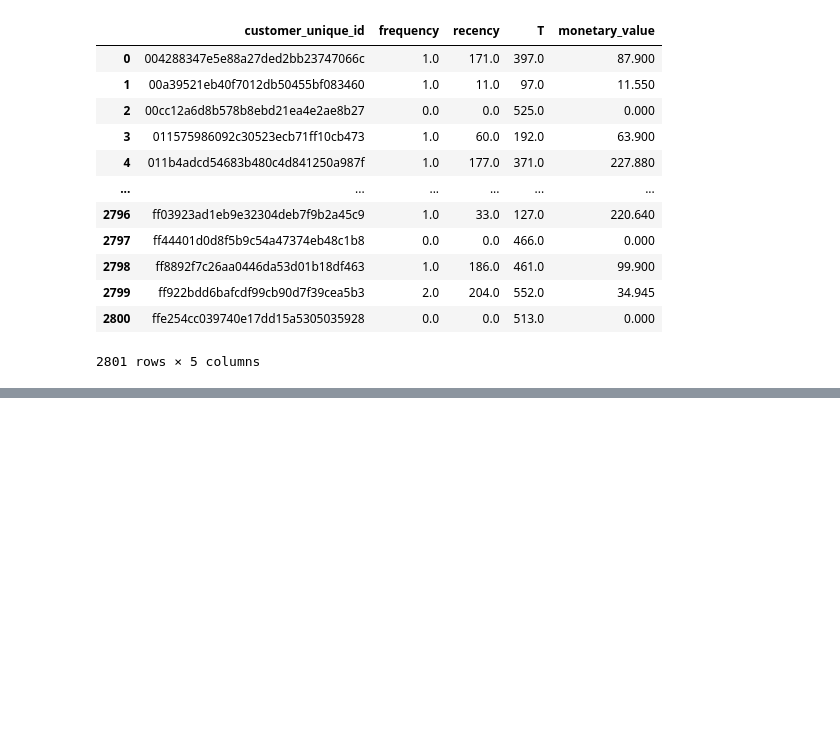
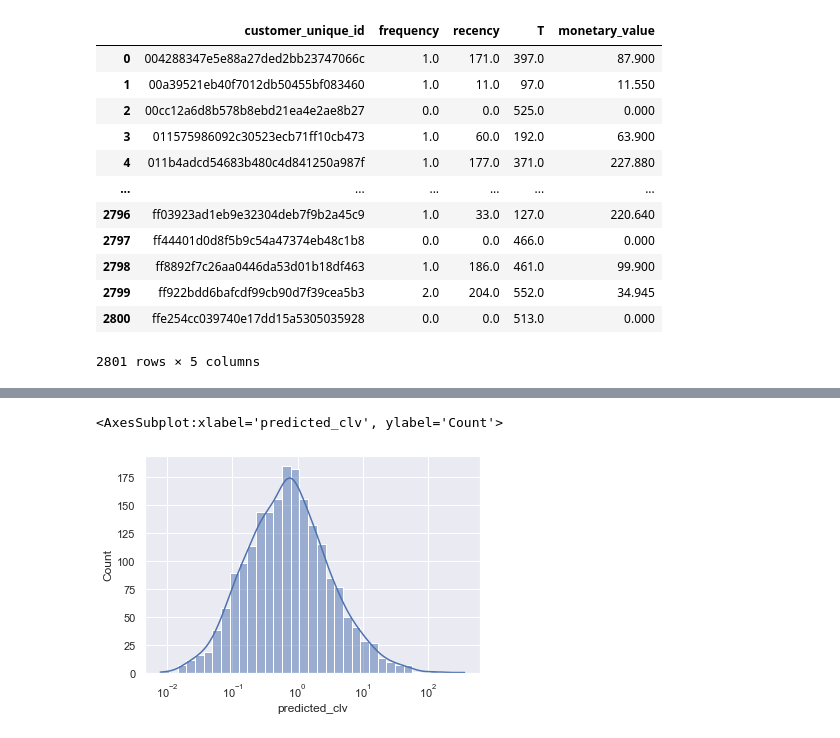
Before and after one commit to bbawj/Olist-Ecommerce-Analysis, a Jupyter notebook: Predicting CLV.ipynb, the cells around one changed output, grey strips where cells are left out. Cells and saved outputs as stored; diff of their text form; code cells hidden in the pictures; blank space fills up the shorter version.

```diff
--- a/Predicting CLV.ipynb
+++ b/Predicting CLV.ipynb
@@ -81,0 +257,5 @@ array([0.])
+# %%
+sb.histplot(data=summary, x = 'predicted_clv', log_scale = 10, kde = True)
+# %% [output]
+<AxesSubplot:xlabel='predicted_clv', ylabel='Count'>
+[figure, added]
```
Also changed, not shown: parts of 25 cells of this notebook, 1 other file.
